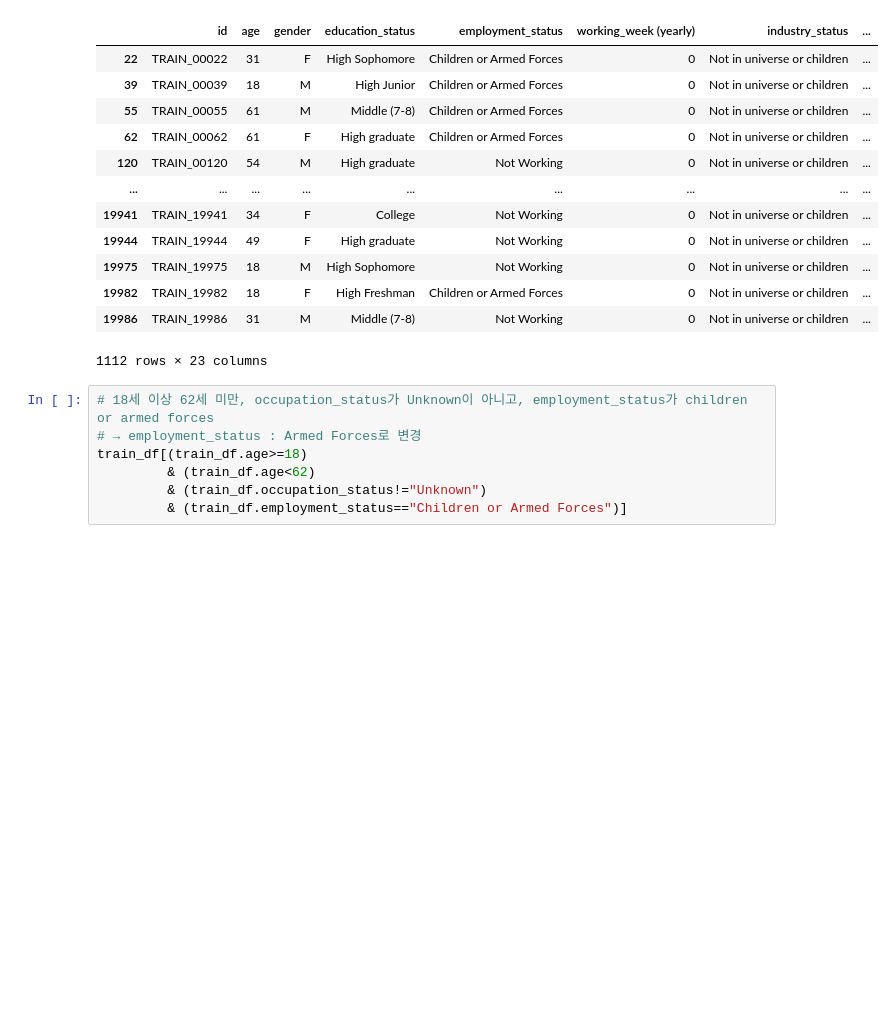
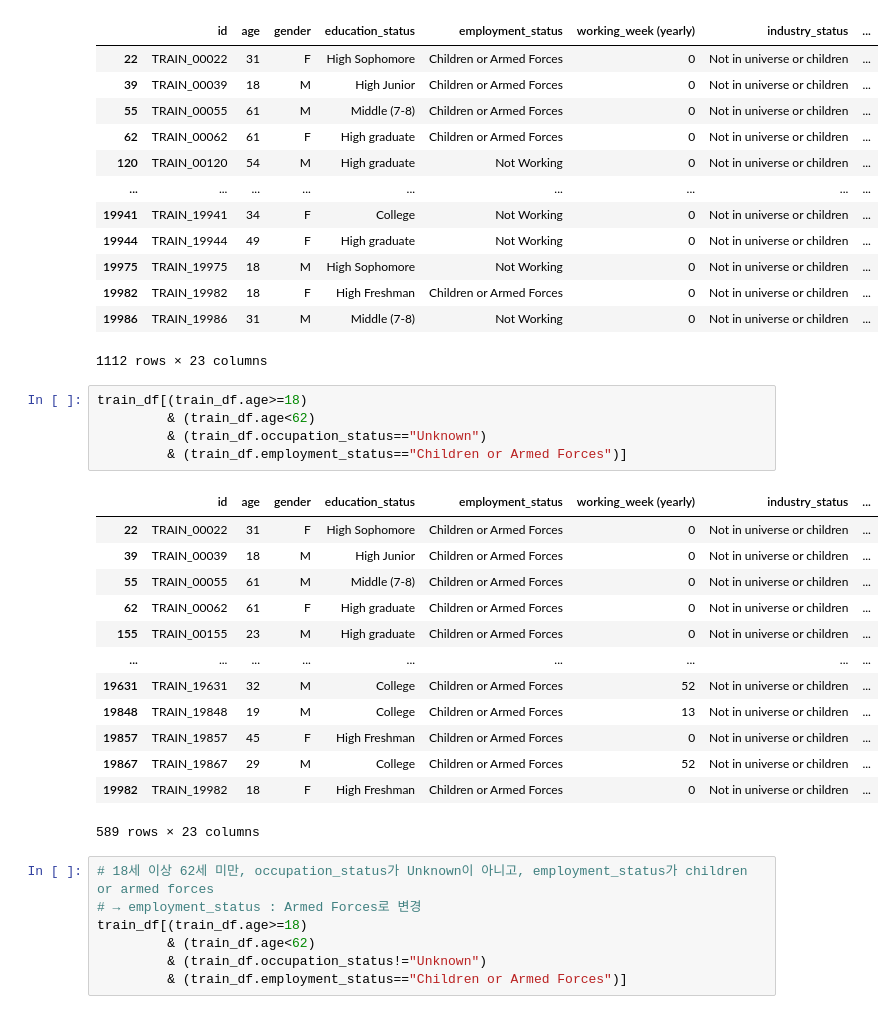
Before and after one commit to benidjor/income-prediction-dacon, a Jupyter notebook: preprocessing-income-prediction.ipynb, the cells around one changed output. Drawn from its saved outputs; the diff is of its cells as text; blank space fills up the shorter version.

```diff
--- a/preprocessing-income-prediction.ipynb
+++ b/preprocessing-income-prediction.ipynb
@@ -438,6 +516,25 @@ train_df[(train_df.age>=18) & (train_df.age<62) & (train_df.occupation_status=="
 | 19982 | TRAIN_19982 | 18 | F | High Freshman | Children or Armed Forces | 0 | Not in universe or children | ... |
 | 19986 | TRAIN_19986 | 31 | M | Middle (7-8) | Not Working | 0 | Not in universe or children | ... |
 1112 rows × 23 columns
+# %%
+train_df[(train_df.age>=18)
+         & (train_df.age<62)
+         & (train_df.occupation_status=="Unknown")
+         & (train_df.employment_status=="Children or Armed Forces")]
+# %% [output]
+|  | id | age | gender | education_status | employment_status | working_week (yearly) | industry_status | ... |
+| 22 | TRAIN_00022 | 31 | F | High Sophomore | Children or Armed Forces | 0 | Not in universe or children | ... |
+| 39 | TRAIN_00039 | 18 | M | High Junior | Children or Armed Forces | 0 | Not in universe or children | ... |
+| 55 | TRAIN_00055 | 61 | M | Middle (7-8) | Children or Armed Forces | 0 | Not in universe or children | ... |
+| 62 | TRAIN_00062 | 61 | F | High graduate | Children or Armed Forces | 0 | Not in universe or children | ... |
+| 155 | TRAIN_00155 | 23 | M | High graduate | Children or Armed Forces | 0 | Not in universe or children | ... |
+| ... | ... | ... | ... | ... | ... | ... | ... | ... |
+| 19631 | TRAIN_19631 | 32 | M | College | Children or Armed Forces | 52 | Not in universe or children | ... |
+| 19848 | TRAIN_19848 | 19 | M | College | Children or Armed Forces | 13 | Not in universe or children | ... |
+| 19857 | TRAIN_19857 | 45 | F | High Freshman | Children or Armed Forces | 0 | Not in universe or children | ... |
+| 19867 | TRAIN_19867 | 29 | M | College | Children or Armed Forces | 52 | Not in universe or children | ... |
+| 19982 | TRAIN_19982 | 18 | F | High Freshman | Children or Armed Forces | 0 | Not in universe or children | ... |
+589 rows × 23 columns
 # %%
 # 18세 이상 62세 미만, occupation_status가 Unknown이 아니고, employment_status가 children or armed forces
 # → employment_status : Armed Forces로 변경
```
Also changed, not shown: parts of 15 cells of this notebook.
